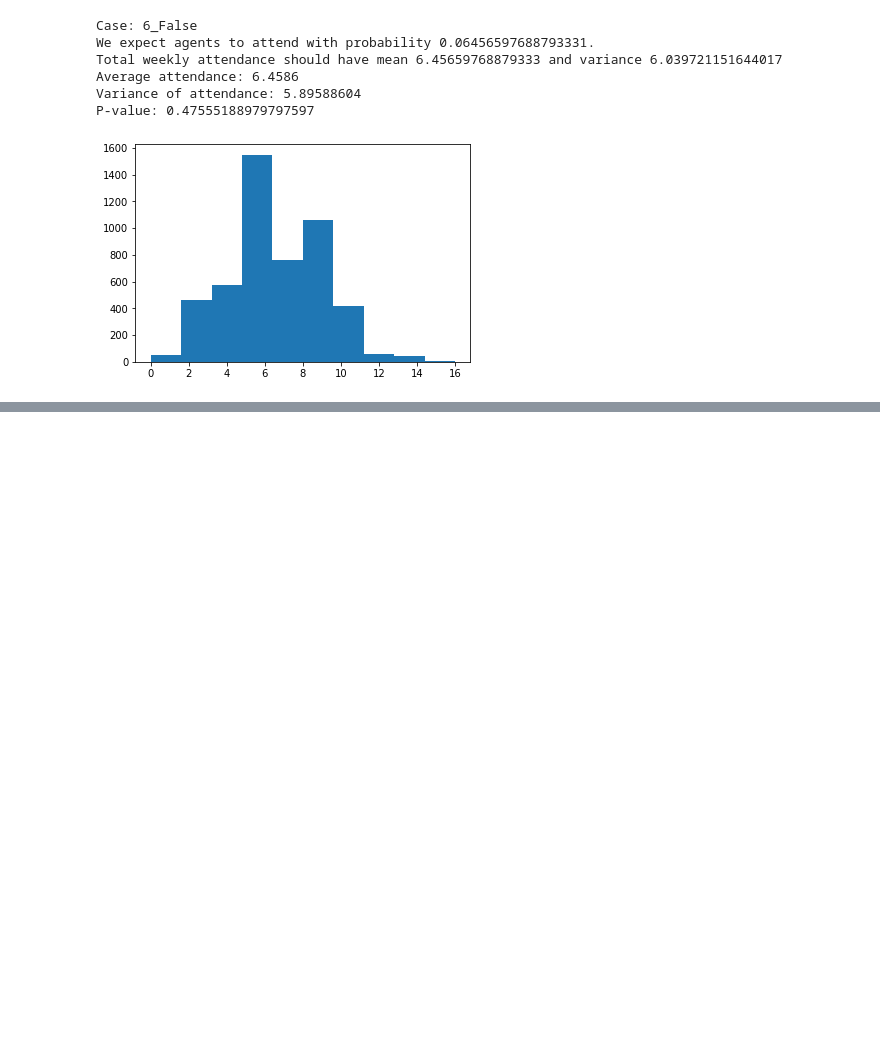
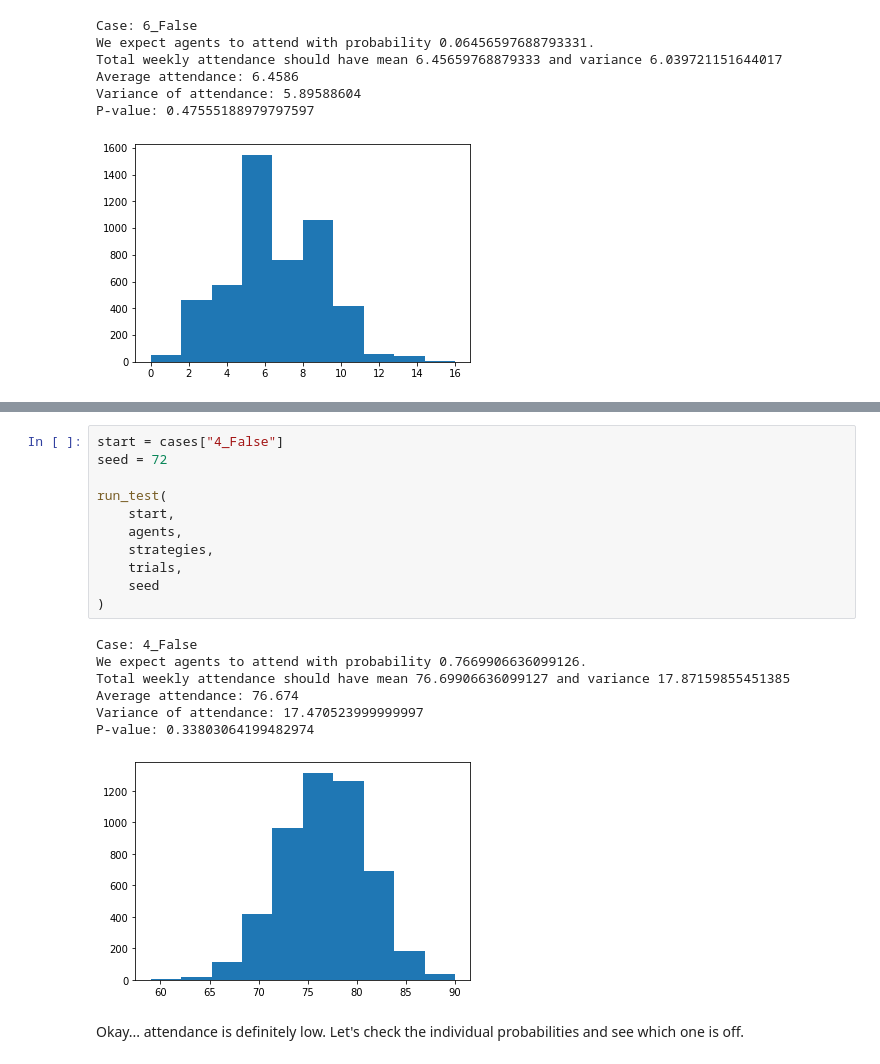
Before and after one commit to rebeku/El-Farol-Bar-Problem, a Jupyter notebook: V2/Optimal A Piecewise.ipynb, the cells around one changed output, grey strips where cells are left out. Drawn from its saved outputs; the diff is of its cells as text; blank space fills up the shorter version.

```diff
--- a/V2/Optimal A Piecewise.ipynb
+++ b/V2/Optimal A Piecewise.ipynb
@@ -802,0 +826,21 @@ Okay.   Case 6 looks good.  Something still off with 4 and 5.
+# %%
+start = cases["4_False"]
+seed = 72
+
+run_test(
+    start,
+    agents,
+    strategies,
+    trials,
+    seed
+)
+# %% [output]
+Case: 4_False
+We expect agents to attend with probability 0.7669906636099126.
+Total weekly attendance should have mean 76.69906636099127 and variance 17.87159855451385
+Average attendance: 76.674
+Variance of attendance: 17.470523999999997
+P-value: 0.33803064199482974
+[figure, added]
+# %% [markdown]
+Okay... attendance is definitely low.  Let's check the individual probabilities and see which one is off.
```
Also changed, not shown: parts of 10 cells of this notebook.
